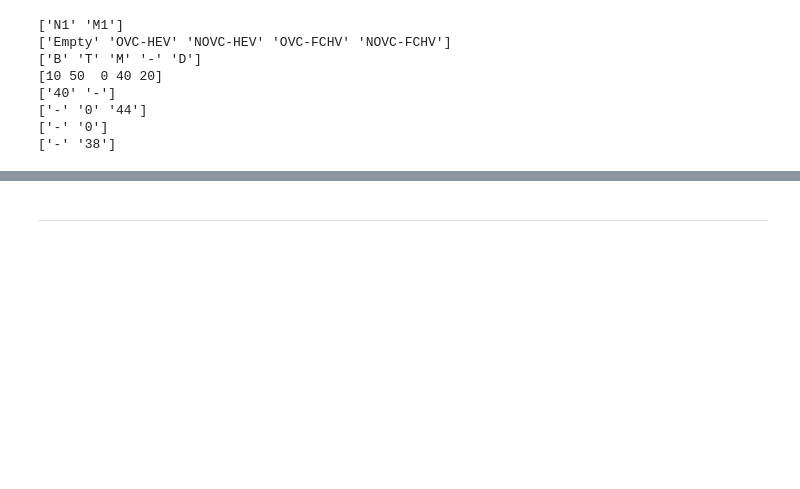
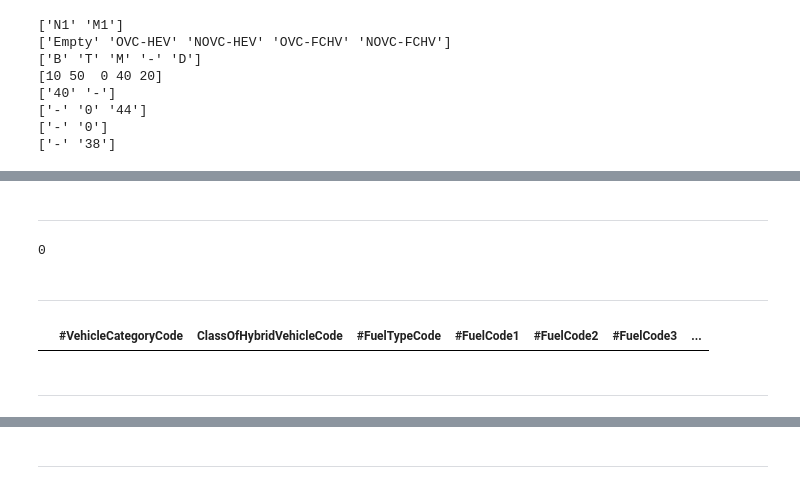
Before and after one commit to aresssera/generate_test_files_CO2_emission, a Jupyter notebook: createCombinations.ipynb, the cells around one changed output, grey strips where cells are left out. Drawn from its saved outputs; the diff is of its cells as text; code cells hidden in the pictures; blank space fills up the shorter version.

```diff
--- a/createCombinations.ipynb
+++ b/createCombinations.ipynb
@@ -57,0 +128,2 @@ for a in allLists[0]:
+# %% [markdown]
+-----------------------------
@@ -57,0 +141,4 @@ for a in allLists[0]:
+# %%
+len(toDrop)
+# %% [output]
+0
@@ -58,3 +147,11 @@ for a in allLists[0]:
+# %% [markdown]
+--------------------------------------
+# %%
+newDF[newDF['FuelCode4'] == 0]
+# %% [output]
+|  | #VehicleCategoryCode | ClassOfHybridVehicleCode | #FuelTypeCode | #FuelCode1 | #FuelCode2 | #FuelCode3 | ... |
+# %% [markdown]
+--------------------------------------------------------------------------
 # %%
 newDF['#VIN'] = '-'
 newDF = newDF[['#VIN', '#VehicleCategoryCode', 'ClassOfHybridVehicleCode',
```
Also changed, not shown: parts of 28 cells of this notebook.
